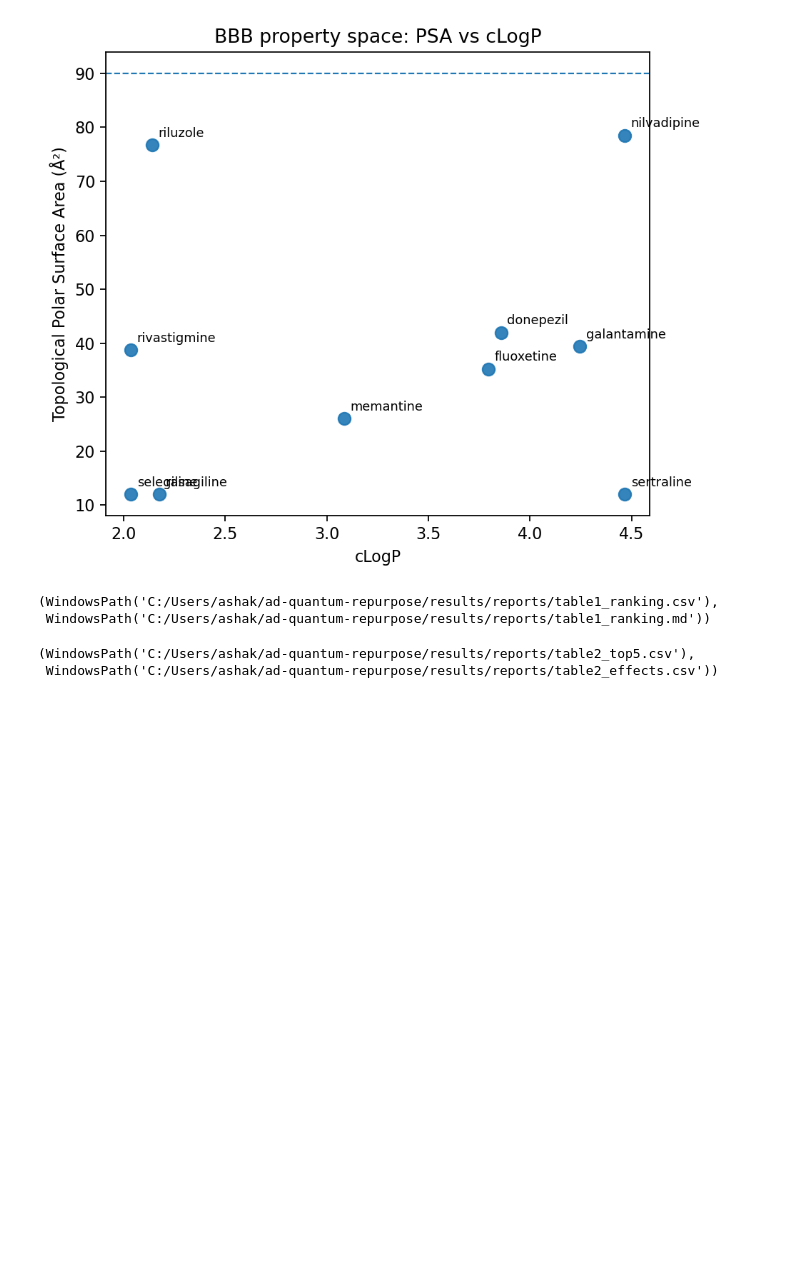
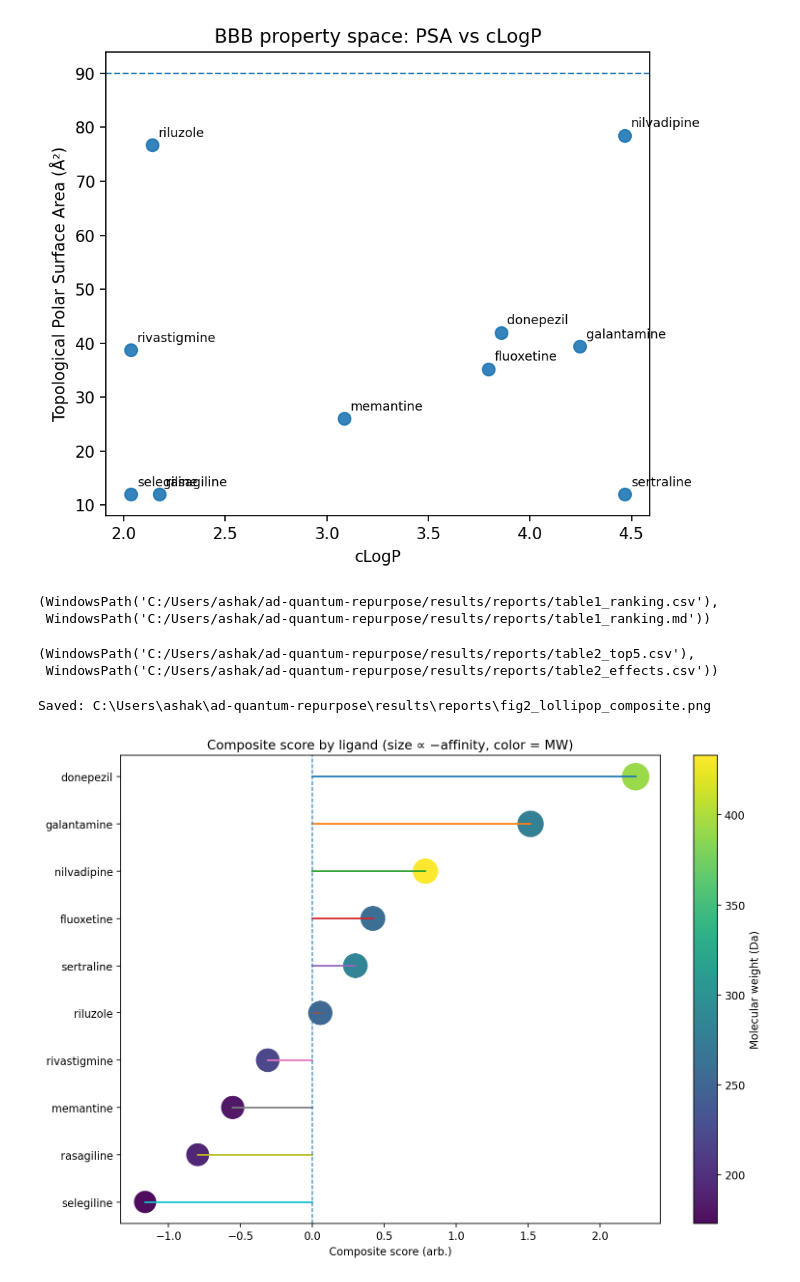
Before and after one commit to RahatulAshakin/ad-quantum-repurpose, a Jupyter notebook: notebooks/figs_and_tables_report.ipynb, the cells around one changed output. Drawn from its saved outputs; the diff is of its cells as text; code cells hidden in the pictures; blank space fills up the shorter version.

```diff
--- a/notebooks/figs_and_tables_report.ipynb
+++ b/notebooks/figs_and_tables_report.ipynb
@@ -156,3 +156,42 @@ except Exception:
 # %% [output]
 (WindowsPath('C:/Users/ashak/ad-quantum-repurpose/results/reports/table2_top5.csv'),
  WindowsPath('C:/Users/ashak/ad-quantum-repurpose/results/reports/table2_effects.csv'))
+# %%
+# FIGURE 2: Lollipop chart — one row per ligand, no text overlap
+import numpy as np
+import matplotlib.pyplot as plt
+
+d2 = df_ranked.sort_values("composite_score", ascending=False).reset_index(drop=True)
+
+y = np.arange(len(d2))                    # one clean lane per ligand
+x = d2["composite_score"].to_numpy()
+sizes = (-d2["affinity_kcal_mol"]).clip(lower=0).to_numpy() * 80  # bubble ∝ −affinity
+mw = d2["MW"].to_numpy()                 # color by MW for extra info
+
+plt.figure(figsize=(10, 7))
+ax = plt.gca()
+
+# stems from 0 to composite score
+for yi, xi in zip(y, x):
+    ax.plot([0, xi], [yi, yi], lw=1.6)
+
+# endpoint bubbles
+sc = ax.scatter(x, y, s=sizes, c=mw, cmap="viridis", alpha=0.95, edgecolor="none")
+
+# cosmetics
+ax.axvline(0, lw=1, ls="--")  # reference at 0
+ax.set_yticks(y)
+ax.set_yticklabels(d2["ligand"])
+ax.invert_yaxis()             # best (largest) at top
+ax.set_xlabel("Composite score (arb.)")
+ax.set_title("Composite score by ligand (size ∝ −affinity, color = MW)")
+cb = plt.colorbar(sc, ax=ax, label="Molecular weight (Da)")
+plt.tight_layout()
+
+out2 = REPORTS / "fig2_lollipop_composite.png"
+plt.savefig(out2, dpi=300)
+print("Saved:", out2)
+plt.show()
+# %% [output]
+Saved: C:\Users\ashak\ad-quantum-repurpose\results\reports\fig2_lollipop_composite.png
+[figure, added]
```
Also changed, not shown: parts of 1 cell of this notebook.
